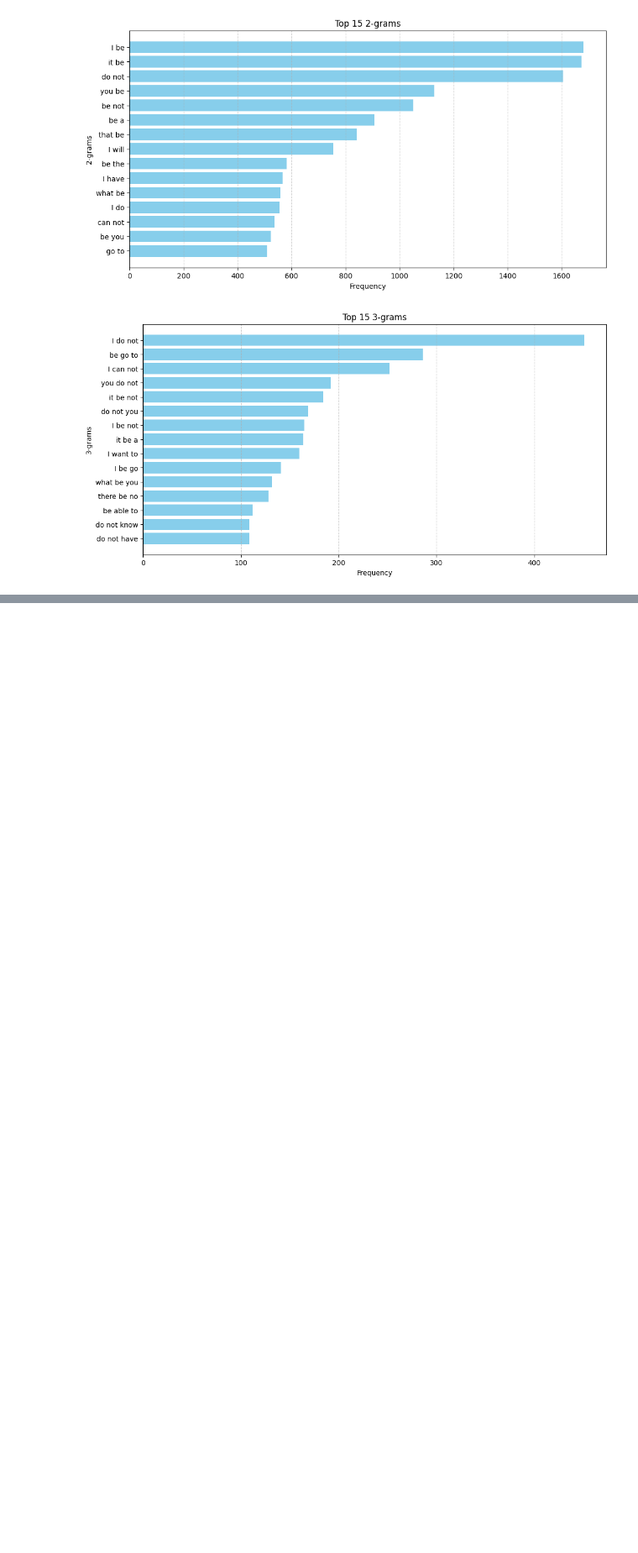
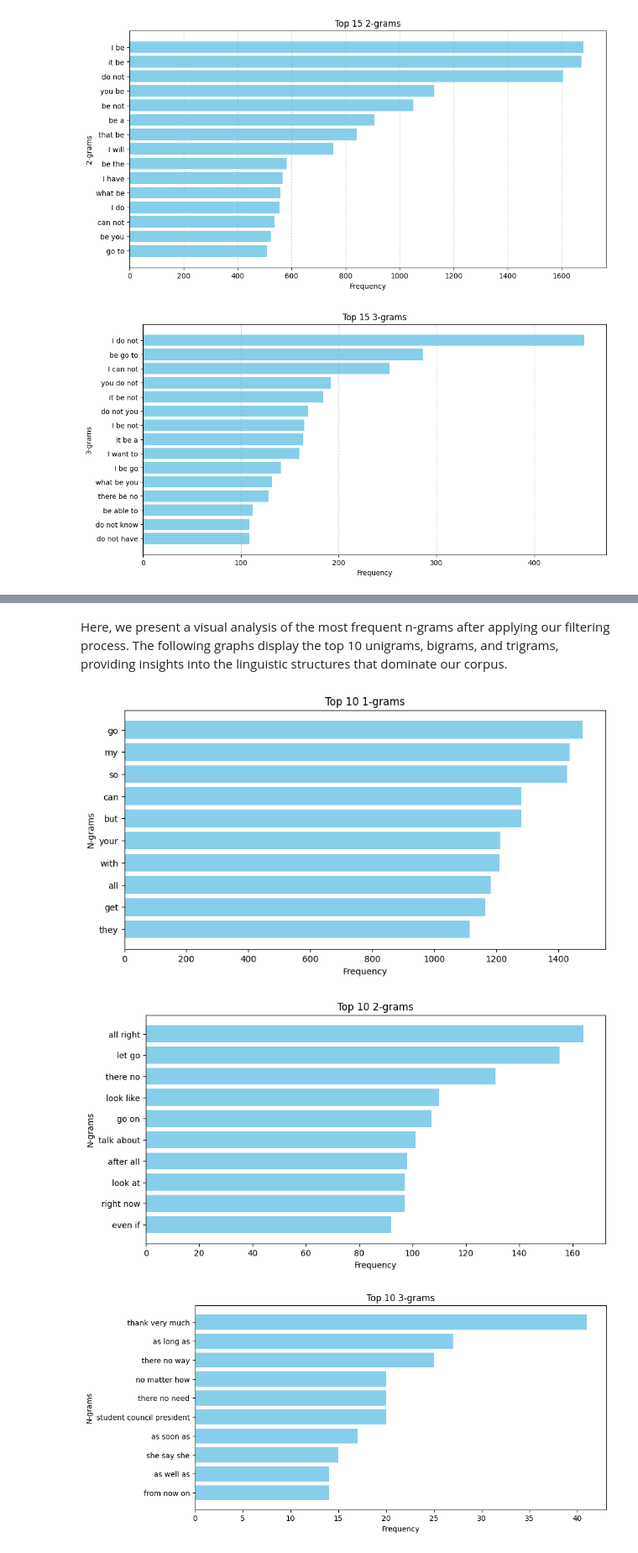
Before and after one commit to bramenn/jupyter, a Jupyter notebook: taller_1/anime-translation.ipynb, the cells around one changed output, grey strips where cells are left out. Shown: that part at 84% size. Cells and saved outputs as stored; diff of their text form; code cells hidden in the pictures; blank space fills up the shorter version.

```diff
--- a/taller_1/anime-translation.ipynb
+++ b/taller_1/anime-translation.ipynb
@@ -1186,0 +1264,50 @@ if ngram_counts:
+# %% [markdown]
+Here, we present a visual analysis of the most frequent n-grams after applying our filtering process. The following graphs display the top 10 unigrams, bigrams, and trigrams, providing insights into the linguistic structures that dominate our corpus.
+# %%
+import matplotlib.pyplot as plt
+from collections import Counter
+
+def read_ngrams(file):
+    """Read n-grams from the filtered results file."""
+    with open(file, 'r', encoding='utf-8') as f:
+        lines = f.readlines()
+
+    ngram_sections = {"1-grams": [], "2-grams": [], "3-grams": []}
+    current_section = None
+
+    for line in lines:
+        line = line.strip()
+        if "1-grams" in line:
+            current_section = "1-grams"
+        elif "2-grams" in line:
+            current_section = "2-grams"
+        elif "3-grams" in line:
+            current_section = "3-grams"
+        elif line and current_section:
+            parts = line.split(": ")
+            if len(parts) == 2:
+                ngram, count = parts[0], int(parts[1])
+                ngram_sections[current_section].append((ngram, count))
+
+    return ngram_sections
+
+def plot_ngrams(ngrams, title):
+    """Plot the n-gram frequencies."""
+    ngram_labels, counts = zip(*ngrams)
+    plt.figure(figsize=(10, 5))
+    plt.barh(ngram_labels[::-1], counts[::-1], color='skyblue')
+    plt.xlabel("Frequency")
+    plt.ylabel("N-grams")
+    plt.title(title)
+    plt.show()
+
+# Read the filtered n-grams from the file
+ngram_data = read_ngrams("filtered_ngrams.txt")
+
+# Plot the top 10 n-grams for each category
+for ngram_type, data in ngram_data.items():
+    plot_ngrams(data[:10], f"Top 10 {ngram_type}")
+# %% [output]
+[figure, added]
+[figure, added]
+[figure, added]
```
Also changed, not shown: parts of 3 cells of this notebook, 1 other file.
